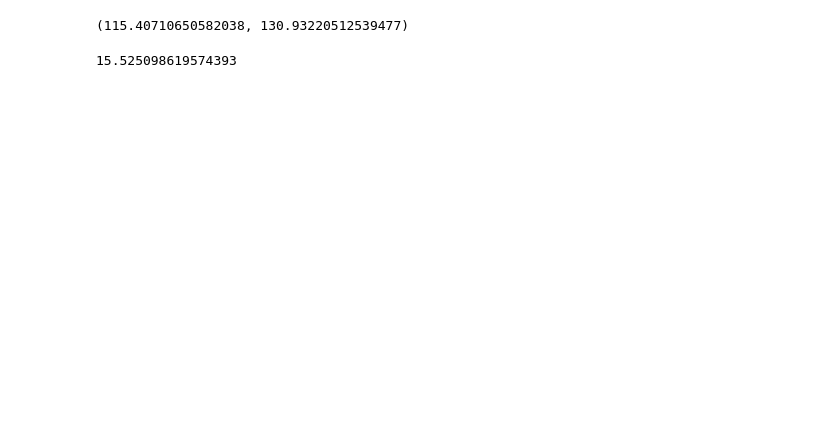
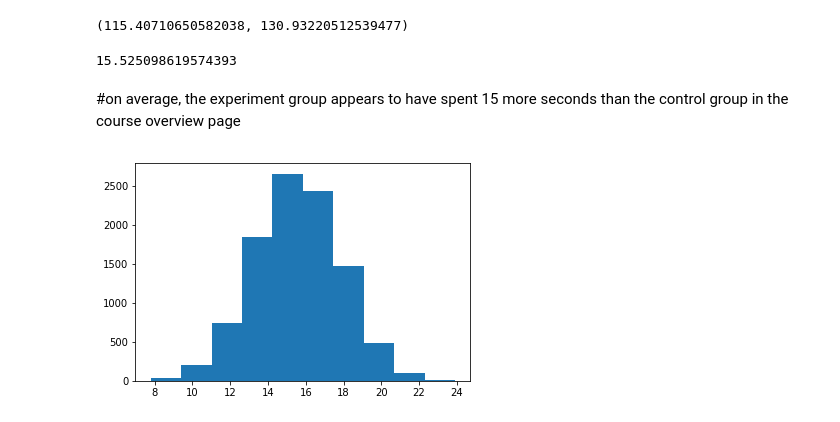
Before and after one commit to IreneFlorez/marketing_AB_analysis, a Jupyter notebook: analysis/enrollment_rate_analysis.ipynb, the cells around one changed output. Saved outputs shown, nothing was run; the diff lists cells and outputs as text; code cells hidden in the pictures; blank space fills up the shorter version.

Commit message:
updated reading time analysis

```diff
--- a/analysis/enrollment_rate_analysis.ipynb
+++ b/analysis/enrollment_rate_analysis.ipynb
@@ -98,4 +98,6 @@ plt.axvline(obs_diff, c='red')
 We do not have evidence, with a type I error rate of 0.05, that the enrollment rate for this course increases when using the experimental description on its overview page.
 # %% [markdown]
 # Average reading duration
+# %%
+df2 = df.copy()
 # %%
@@ -118,13 +129,21 @@ obs_diff_reading_time = experiment_mean - control_mean
 obs_diff_reading_time
 # %% [output]
 15.525098619574393
+# %% [markdown]
+#on average, the experiment group appears to have spent 15 more seconds than the control group in the course overview page
 # %%
 # Create a sampling distribution of the difference in proportions
 # with bootstrapping
 reading_diffs = []
 for _ in range(10000):
-    b_samp = df.sample(df.shape[0], replace=True)
-    control_mean = df.query('group=="control"')['duration'].mean()
-    experiment_mean=df.query('group=="experiment"')['duration'].mean()
+    b_samp_reading = df2.sample(df2.shape[0], replace=True)
+    control_mean = b_samp_reading.query('group=="control"')['duration'].mean()
+    experiment_mean = b_samp_reading.query('group=="experiment"')['duration'].mean()
     reading_diffs.append(experiment_mean - control_mean)
+# %%
+reading_diffs = np.array(reading_diffs)
+# %%
+plt.hist(reading_diffs);
+# %% [output]
+[figure, added]
 # %%
```
Also changed, not shown: parts of 11 cells of this notebook.
